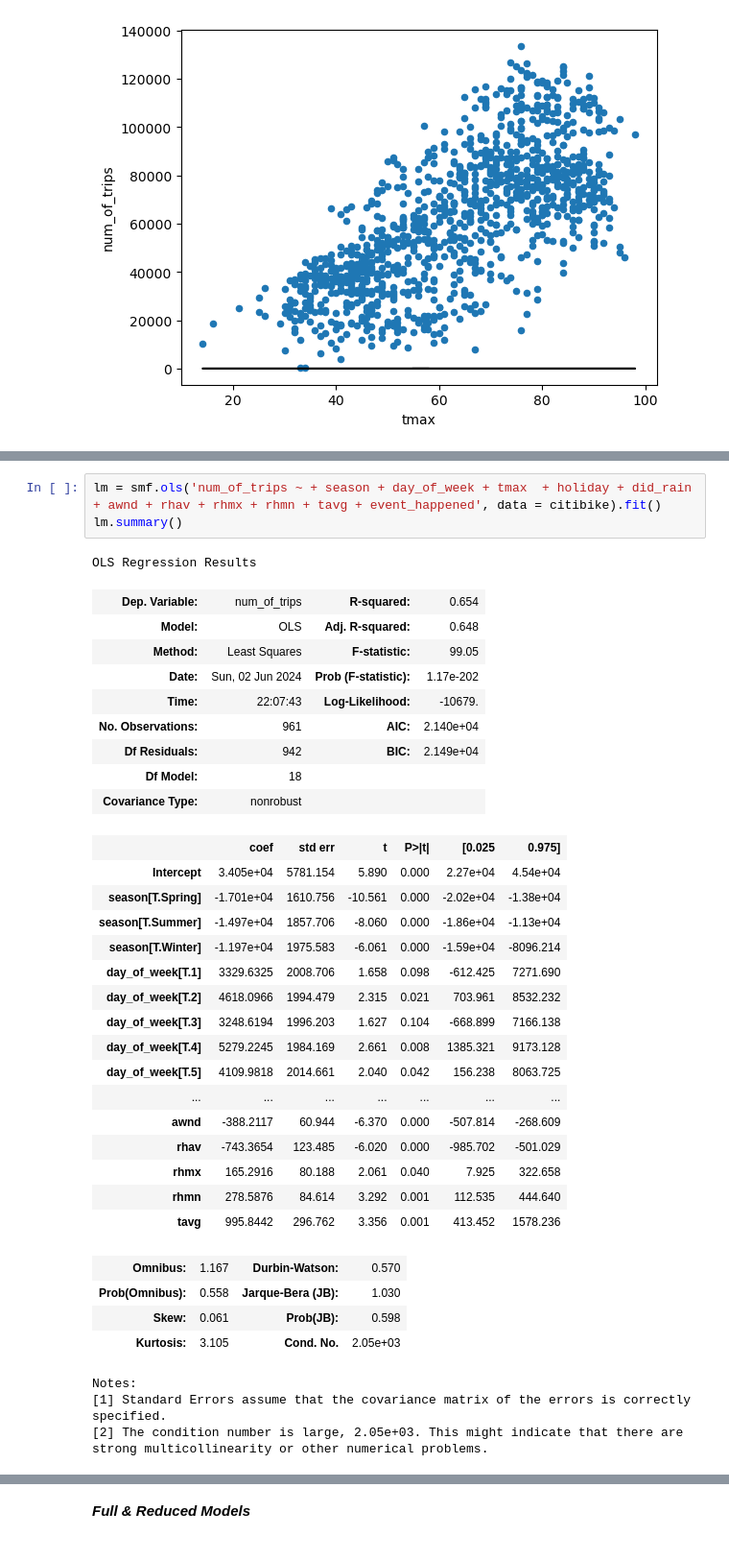
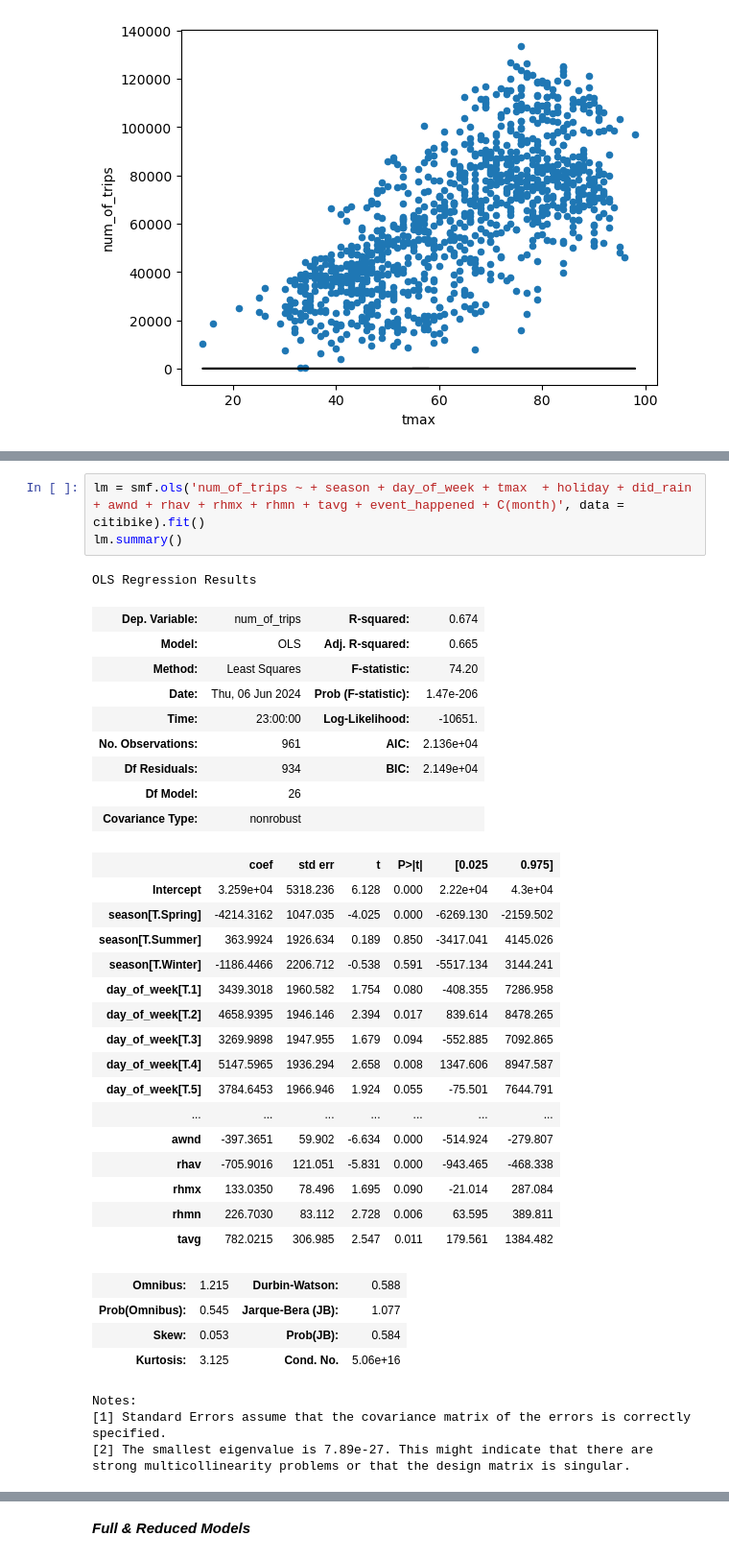
Before and after one commit to KagonDeans/citibikes, a Jupyter notebook: notebook/citibike_3.ipynb, the cells around one changed output, grey strips where cells are left out. Shown at 96% size. Saved outputs shown, nothing was run; the diff lists cells and outputs as text.

```diff
--- a/notebook/citibike_3.ipynb
+++ b/notebook/citibike_3.ipynb
@@ -308,43 +370,43 @@ Notes:
 [2] The condition number is large, 7.88e+04. This might indicate that there are
 strong multicollinearity or other numerical problems.
 # %%
-lm = smf.ols('num_of_trips ~ + season + day_of_week + tmax  + holiday + did_rain + awnd + rhav + rhmx + rhmn + tavg + event_happened', data = citibike).fit()
+lm = smf.ols('num_of_trips ~ + season + day_of_week + tmax  + holiday + did_rain + awnd + rhav + rhmx + rhmn + tavg + event_happened + C(month)', data = citibike).fit()
 lm.summary()
 # %% [output]
 OLS Regression Results
-| Dep. Variable: | num_of_trips | R-squared: | 0.654 |
-| Model: | OLS | Adj. R-squared: | 0.648 |
-| Method: | Least Squares | F-statistic: | 99.05 |
-| Date: | Sun, 02 Jun 2024 | Prob (F-statistic): | 1.17e-202 |
-| Time: | 22:07:43 | Log-Likelihood: | -10679. |
-| No. Observations: | 961 | AIC: | 2.140e+04 |
-| Df Residuals: | 942 | BIC: | 2.149e+04 |
-| Df Model: | 18 |  |  |
+| Dep. Variable: | num_of_trips | R-squared: | 0.674 |
+| Model: | OLS | Adj. R-squared: | 0.665 |
+| Method: | Least Squares | F-statistic: | 74.20 |
+| Date: | Thu, 06 Jun 2024 | Prob (F-statistic): | 1.47e-206 |
+| Time: | 23:00:00 | Log-Likelihood: | -10651. |
+| No. Observations: | 961 | AIC: | 2.136e+04 |
+| Df Residuals: | 934 | BIC: | 2.149e+04 |
+| Df Model: | 26 |  |  |
 | Covariance Type: | nonrobust |  |  |
 |  | coef | std err | t | P>|t| | [0.025 | 0.975] |
-| Intercept | 3.405e+04 | 5781.154 | 5.890 | 0.000 | 2.27e+04 | 4.54e+04 |
-| season[T.Spring] | -1.701e+04 | 1610.756 | -10.561 | 0.000 | -2.02e+04 | -1.38e+04 |
-| season[T.Summer] | -1.497e+04 | 1857.706 | -8.060 | 0.000 | -1.86e+04 | -1.13e+04 |
-| season[T.Winter] | -1.197e+04 | 1975.583 | -6.061 | 0.000 | -1.59e+04 | -8096.214 |
-| day_of_week[T.1] | 3329.6325 | 2008.706 | 1.658 | 0.098 | -612.425 | 7271.690 |
-| day_of_week[T.2] | 4618.0966 | 1994.479 | 2.315 | 0.021 | 703.961 | 8532.232 |
-| day_of_week[T.3] | 3248.6194 | 1996.203 | 1.627 | 0.104 | -668.899 | 7166.138 |
-| day_of_week[T.4] | 5279.2245 | 1984.169 | 2.661 | 0.008 | 1385.321 | 9173.128 |
-| day_of_week[T.5] | 4109.9818 | 2014.661 | 2.040 | 0.042 | 156.238 | 8063.725 |
+| Intercept | 3.259e+04 | 5318.236 | 6.128 | 0.000 | 2.22e+04 | 4.3e+04 |
+| season[T.Spring] | -4214.3162 | 1047.035 | -4.025 | 0.000 | -6269.130 | -2159.502 |
+| season[T.Summer] | 363.9924 | 1926.634 | 0.189 | 0.850 | -3417.041 | 4145.026 |
+| season[T.Winter] | -1186.4466 | 2206.712 | -0.538 | 0.591 | -5517.134 | 3144.241 |
+| day_of_week[T.1] | 3439.3018 | 1960.582 | 1.754 | 0.080 | -408.355 | 7286.958 |
+| day_of_week[T.2] | 4658.9395 | 1946.146 | 2.394 | 0.017 | 839.614 | 8478.265 |
+| day_of_week[T.3] | 3269.9898 | 1947.955 | 1.679 | 0.094 | -552.885 | 7092.865 |
+| day_of_week[T.4] | 5147.5965 | 1936.294 | 2.658 | 0.008 | 1347.606 | 8947.587 |
+| day_of_week[T.5] | 3784.6453 | 1966.946 | 1.924 | 0.055 | -75.501 | 7644.791 |
 | ... | ... | ... | ... | ... | ... | ... |
-| awnd | -388.2117 | 60.944 | -6.370 | 0.000 | -507.814 | -268.609 |
-| rhav | -743.3654 | 123.485 | -6.020 | 0.000 | -985.702 | -501.029 |
-| rhmx | 165.2916 | 80.188 | 2.061 | 0.040 | 7.925 | 322.658 |
-| rhmn | 278.5876 | 84.614 | 3.292 | 0.001 | 112.535 | 444.640 |
-| tavg | 995.8442 | 296.762 | 3.356 | 0.001 | 413.452 | 1578.236 |
+| awnd | -397.3651 | 59.902 | -6.634 | 0.000 | -514.924 | -279.807 |
+| rhav | -705.9016 | 121.051 | -5.831 | 0.000 | -943.465 | -468.338 |
+| rhmx | 133.0350 | 78.496 | 1.695 | 0.090 | -21.014 | 287.084 |
+| rhmn | 226.7030 | 83.112 | 2.728 | 0.006 | 63.595 | 389.811 |
+| tavg | 782.0215 | 306.985 | 2.547 | 0.011 | 179.561 | 1384.482 |
-| Omnibus: | 1.167 | Durbin-Watson: | 0.570 |
-| Prob(Omnibus): | 0.558 | Jarque-Bera (JB): | 1.030 |
-| Skew: | 0.061 | Prob(JB): | 0.598 |
-| Kurtosis: | 3.105 | Cond. No. | 2.05e+03 |
+| Omnibus: | 1.215 | Durbin-Watson: | 0.588 |
+| Prob(Omnibus): | 0.545 | Jarque-Bera (JB): | 1.077 |
+| Skew: | 0.053 | Prob(JB): | 0.584 |
+| Kurtosis: | 3.125 | Cond. No. | 5.06e+16 |
 Notes:
 [1] Standard Errors assume that the covariance matrix of the errors is correctly specified.
-[2] The condition number is large, 2.05e+03. This might indicate that there are
-strong multicollinearity or other numerical problems.
+[2] The smallest eigenvalue is 7.89e-27. This might indicate that there are
+strong multicollinearity problems or that the design matrix is singular.
 # %%
 #Graphing day of the week coefficients when controling for season, max temp, a holiday, & rain
 predictors = ['day_of_week[T.1]', 'day_of_week[T.2]', 'day_of_week[T.3]', 'day_of_week[T.4]', 'day_of_week[T.5]', 'day_of_week[T.6]']
```
Also changed, not shown: parts of 23 cells of this notebook, 2 other files.
